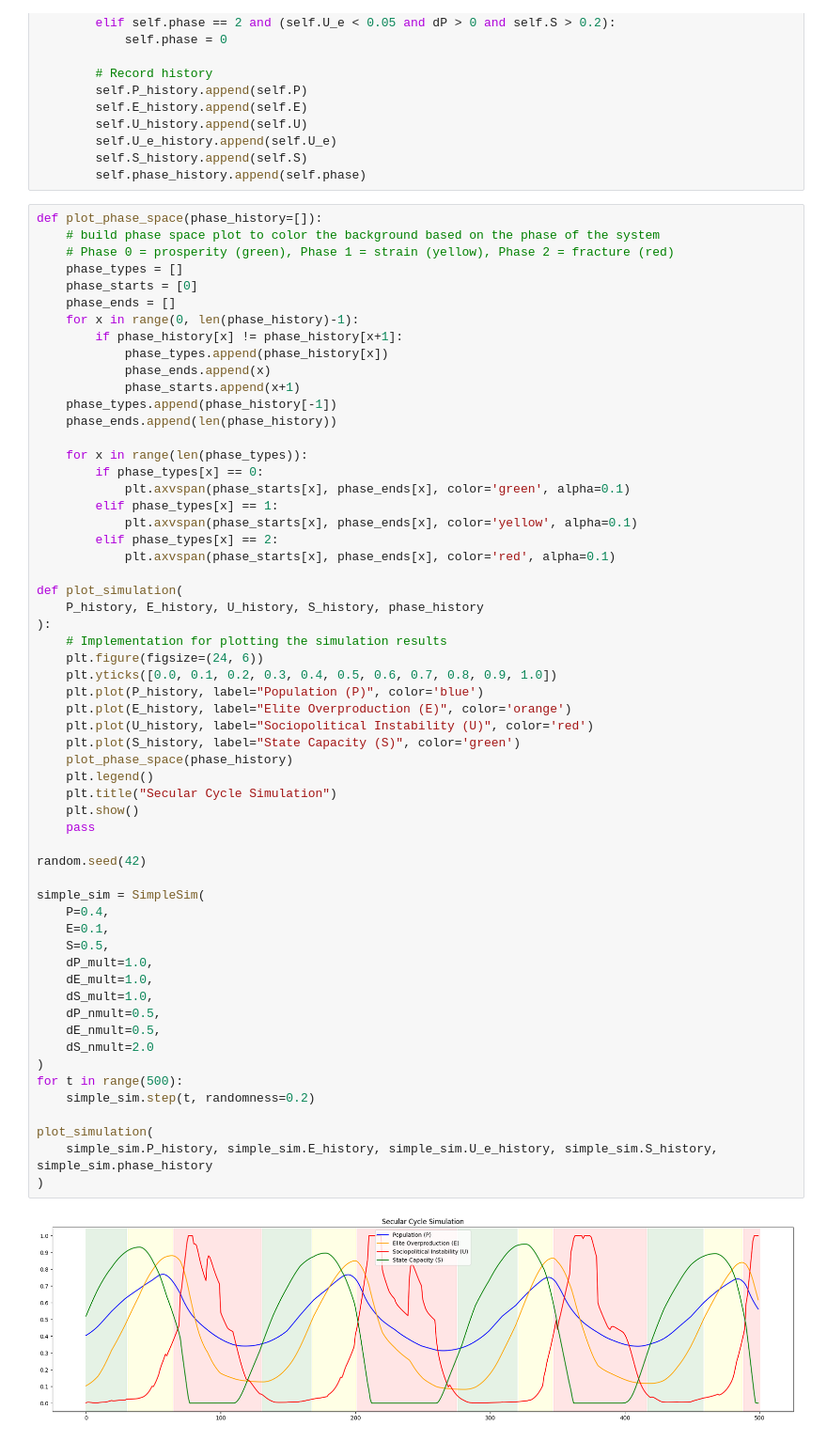
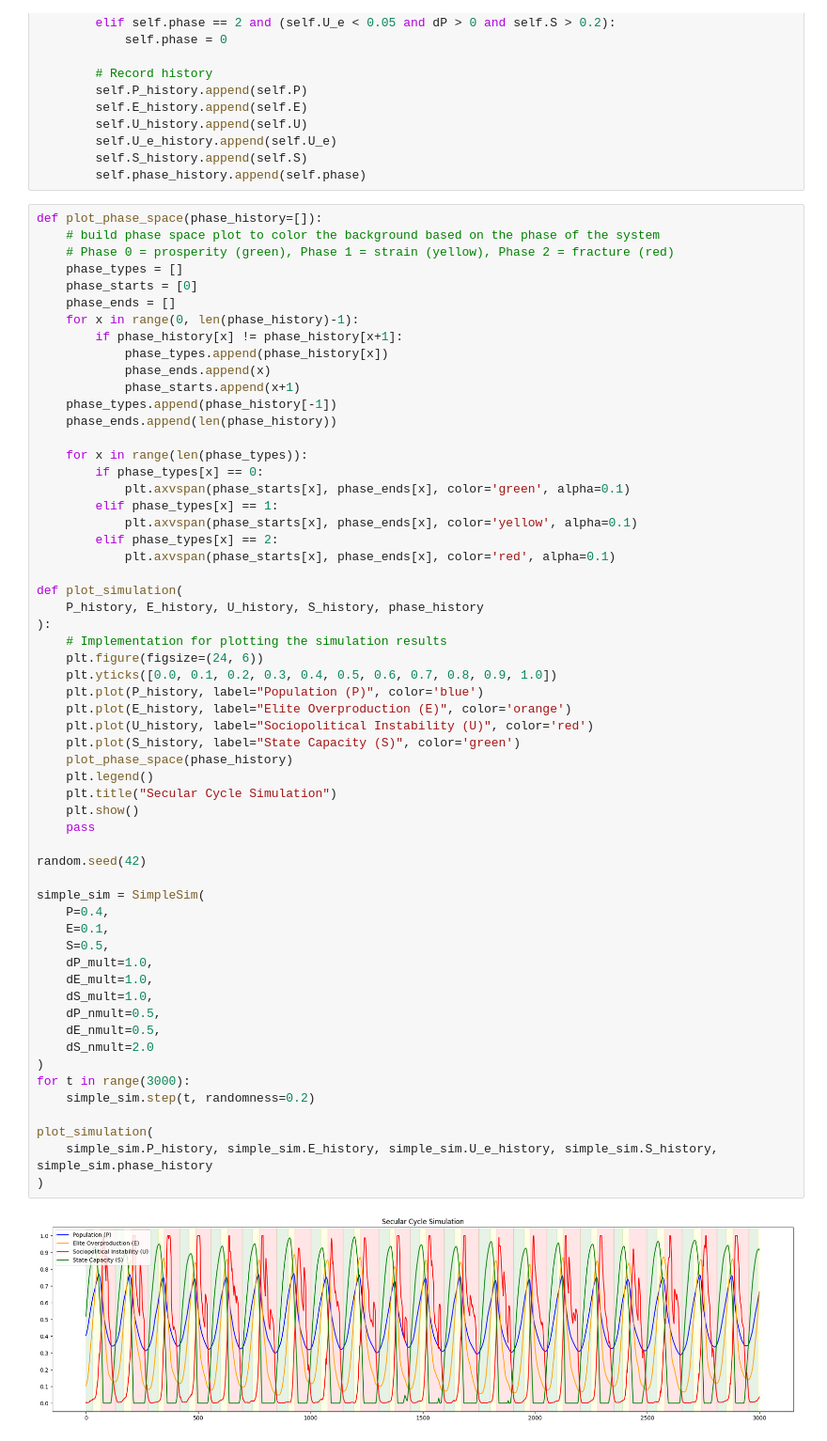
Before and after one commit to Strategy-Gamer/rota-fortunae, a Jupyter notebook: Planning/secular_cycles.ipynb, the cells around one changed output. Shown at 94% size. Saved outputs shown, nothing was run; the diff lists cells and outputs as text.

```diff
--- a/Planning/secular_cycles.ipynb
+++ b/Planning/secular_cycles.ipynb
@@ -1233,35 +1254,35 @@ def plot_simulation(
     plt.yticks([0.0, 0.1, 0.2, 0.3, 0.4, 0.5, 0.6, 0.7, 0.8, 0.9, 1.0])
     plt.plot(P_history, label="Population (P)", color='blue')
     plt.plot(E_history, label="Elite Overproduction (E)", color='orange')
     plt.plot(U_history, label="Sociopolitical Instability (U)", color='red')
     plt.plot(S_history, label="State Capacity (S)", color='green')
     plot_phase_space(phase_history)
     plt.legend()
     plt.title("Secular Cycle Simulation")
     plt.show()
     pass
 
 random.seed(42)
 
 simple_sim = SimpleSim(
     P=0.4,
     E=0.1,
     S=0.5,
     dP_mult=1.0,
     dE_mult=1.0,
     dS_mult=1.0,
     dP_nmult=0.5,
     dE_nmult=0.5,
     dS_nmult=2.0
 )
-for t in range(500):
+for t in range(3000):
     simple_sim.step(t, randomness=0.2)
 
 plot_simulation(
     simple_sim.P_history, simple_sim.E_history, simple_sim.U_e_history, simple_sim.S_history, simple_sim.phase_history
 )
 # %% [output]
-[figure, old version]
+[figure, new version]
 # %%
 # Recombined Model for Secular Cycles
 # This model takes the former simulation and adds the core feedback loops from the simple model to create a complex, realistic, and faithful model of secular cycles.
```
Also changed, not shown: parts of 3 cells of this notebook.
